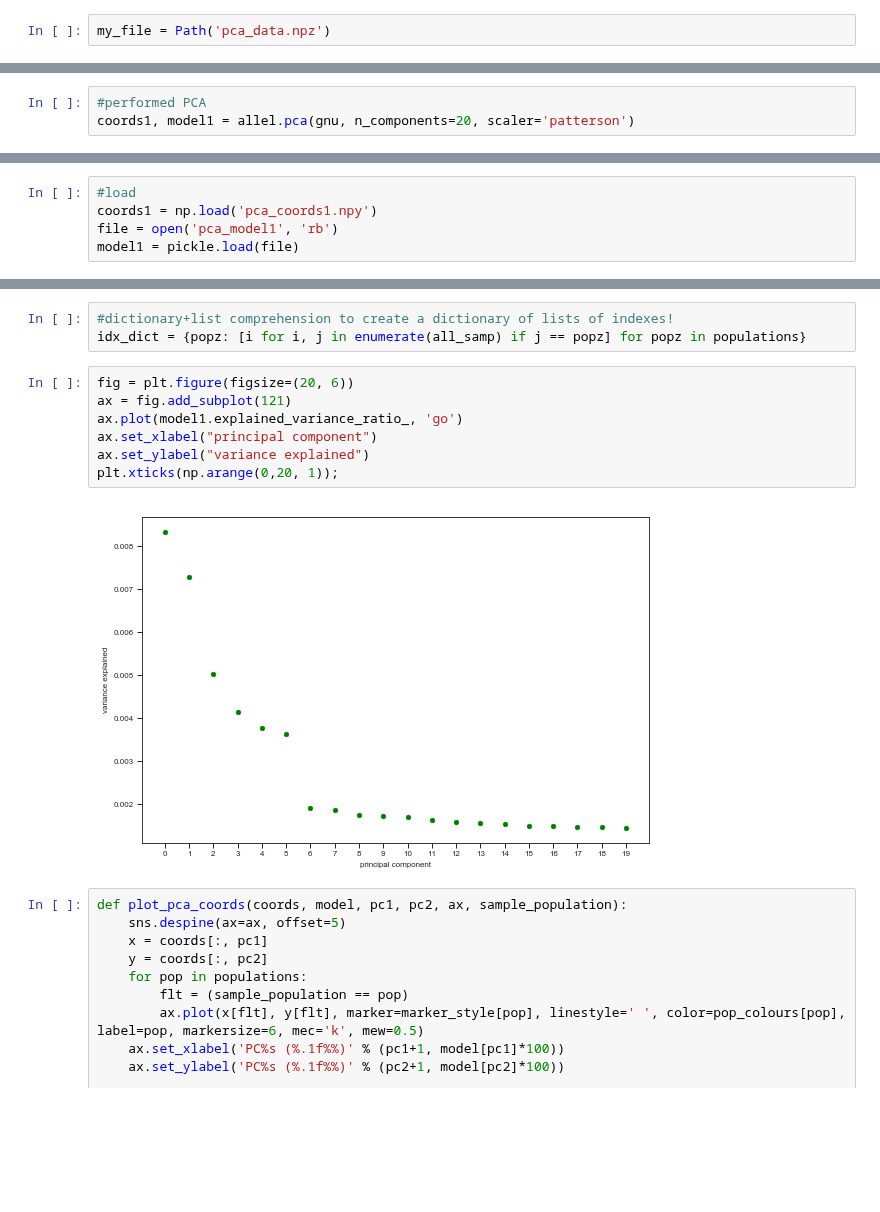
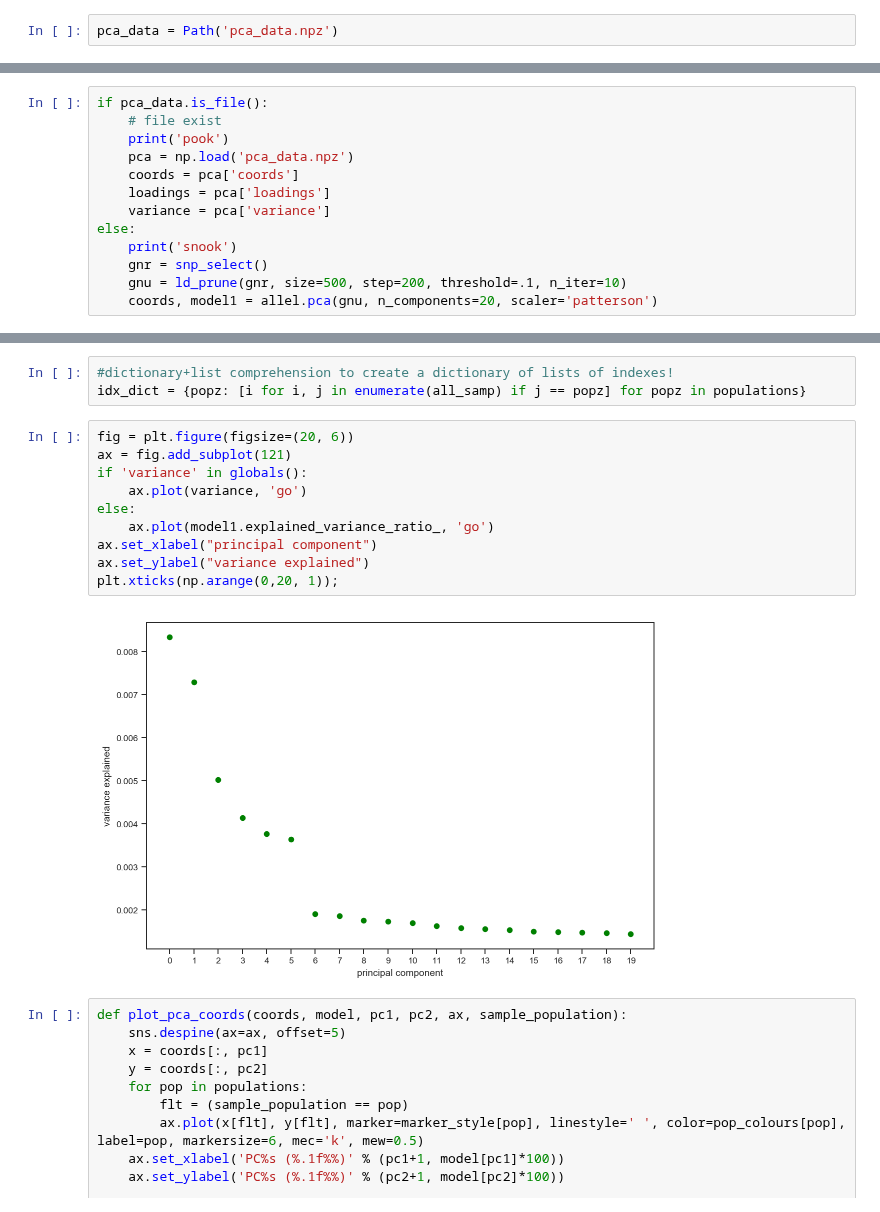
Before and after one commit to alimanfoo/ag1000g-phase2-data-paper, a Jupyter notebook: notebooks/figure_PCA.ipynb, the cells around one changed output, grey strips where cells are left out. Drawn from its saved outputs; the diff is of its cells as text; blank space fills up the shorter version.

Commit message:
now uses either saved data or re-runs entire PCA

```diff
--- a/notebooks/figure_PCA.ipynb
+++ b/notebooks/figure_PCA.ipynb
@@ -81,2 +56,2 @@ def ld_prune(gn, size, step, threshold=.1, n_iter=1):
 # %%
-my_file = Path('pca_data.npz')
+pca_data = Path('pca_data.npz')
@@ -108,3 +57,0 @@ iteration 10 retaining 54075 removing 134 variants
-# %%
-#performed PCA
-coords1, model1 = allel.pca(gnu, n_components=20, scaler='patterson')
@@ -121,0 +58,13 @@ np.savez_compressed('pca_data.npz',
+# %%
+if pca_data.is_file():
+    # file exist
+    print('pook')
+    pca = np.load('pca_data.npz')
+    coords = pca['coords']
+    loadings = pca['loadings']
+    variance = pca['variance']
+else:
+    print('snook')
+    gnr = snp_select()
+    gnu = ld_prune(gnr, size=500, step=200, threshold=.1, n_iter=10)
+    coords, model1 = allel.pca(gnu, n_components=20, scaler='patterson')
@@ -137,5 +74,0 @@ array([0.00833426, 0.00729087, 0.00502358, 0.00413514, 0.0037697 ,
-# %%
-#load
-coords1 = np.load('pca_coords1.npy')
-file = open('pca_model1', 'rb')
-model1 = pickle.load(file)
@@ -232,12 +183,15 @@ idx_dict = {popz: [i for i, j in enumerate(all_samp) if j == popz] for popz in p
 # %%
 fig = plt.figure(figsize=(20, 6))
 ax = fig.add_subplot(121)
-ax.plot(model1.explained_variance_ratio_, 'go')
+if 'variance' in globals():
+    ax.plot(variance, 'go')
+else:
+    ax.plot(model1.explained_variance_ratio_, 'go')
 ax.set_xlabel("principal component")
 ax.set_ylabel("variance explained")
 plt.xticks(np.arange(0,20, 1));
 # %% [output]
-[figure, old version]
+[figure, new version]
 # %%
 def plot_pca_coords(coords, model, pc1, pc2, ax, sample_population):
     sns.despine(ax=ax, offset=5)
```
Also changed, not shown: parts of 24 cells of this notebook.
